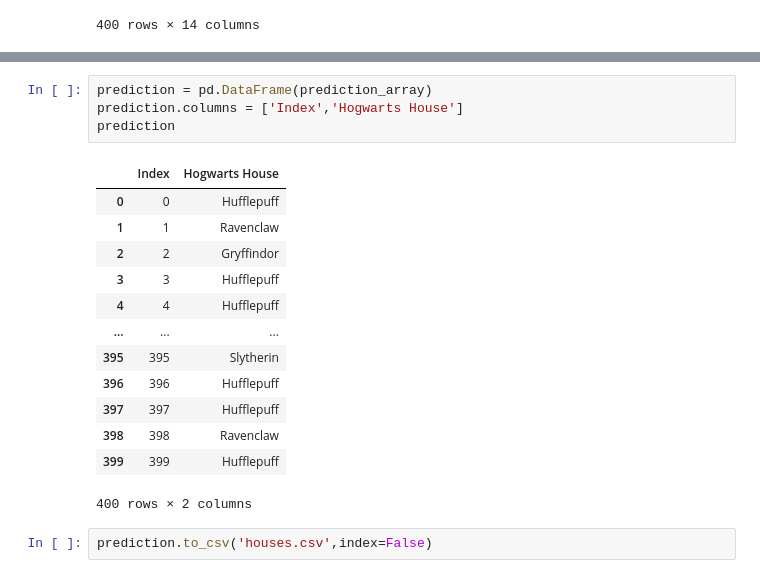
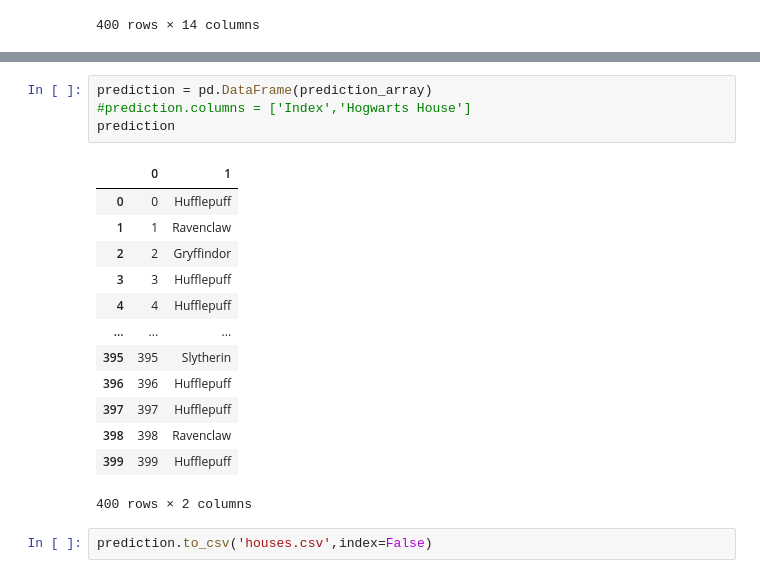
Before and after one commit to raweber42/dslr, a Jupyter notebook: logreg_predict.ipynb, the cells around one changed output, grey strips where cells are left out. Cells and saved outputs as stored; diff of their text form.

```diff
--- a/logreg_predict.ipynb
+++ b/logreg_predict.ipynb
@@ -166,9 +173,9 @@ for col in range(0,400):
 # %%
 prediction = pd.DataFrame(prediction_array)
-prediction.columns = ['Index','Hogwarts House']
+#prediction.columns = ['Index','Hogwarts House']
 prediction
 # %% [output]
-|  | Index | Hogwarts House |
+|  | 0 | 1 |
 | 0 | 0 | Hufflepuff |
 | 1 | 1 | Ravenclaw |
 | 2 | 2 | Gryffindor |
```
Also changed, not shown: parts of 8 cells of this notebook, 3 other files.
